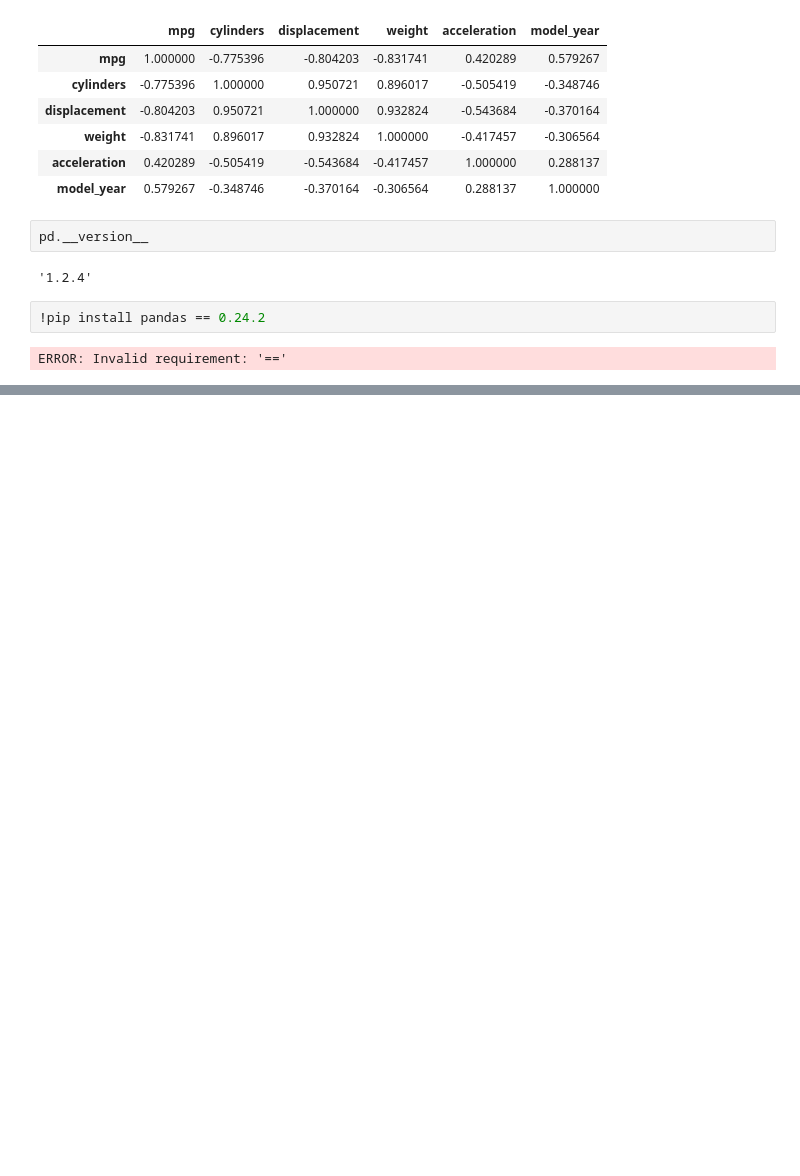
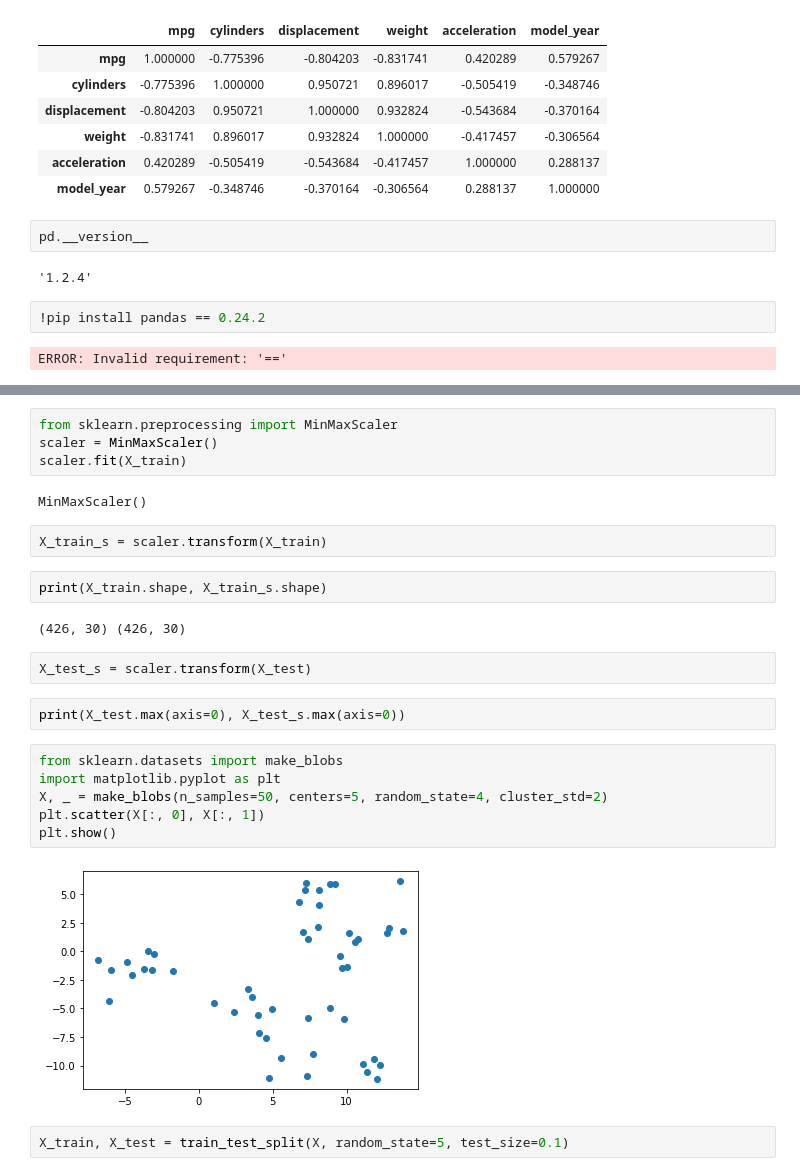
Before and after one commit to c910531/Python, a Jupyter notebook: 2021.06.23 회귀분석.ipynb, the cells around one changed output, grey strips where cells are left out. Saved outputs shown, nothing was run; the diff lists cells and outputs as text; blank space fills up the shorter version.

```diff
--- a/2021.06.23 회귀분석.ipynb
+++ b/2021.06.23 회귀분석.ipynb
@@ -131,0 +133,26 @@ ERROR: Invalid requirement: '=='
+# %%
+from sklearn.preprocessing import MinMaxScaler
+scaler = MinMaxScaler()
+scaler.fit(X_train)
+# %% [output]
+MinMaxScaler()
+# %%
+X_train_s = scaler.transform(X_train)
+# %%
+print(X_train.shape, X_train_s.shape)
+# %% [output]
+(426, 30) (426, 30)
+# %%
+X_test_s = scaler.transform(X_test)
+# %%
+print(X_test.max(axis=0), X_test_s.max(axis=0))
+# %%
+from sklearn.datasets import make_blobs
+import matplotlib.pyplot as plt
+X, _ = make_blobs(n_samples=50, centers=5, random_state=4, cluster_std=2)
+plt.scatter(X[:, 0], X[:, 1])
+plt.show()
+# %% [output]
+[figure, added]
+# %%
+X_train, X_test = train_test_split(X, random_state=5, test_size=0.1)
```
Also changed, not shown: parts of 13 cells of this notebook.
